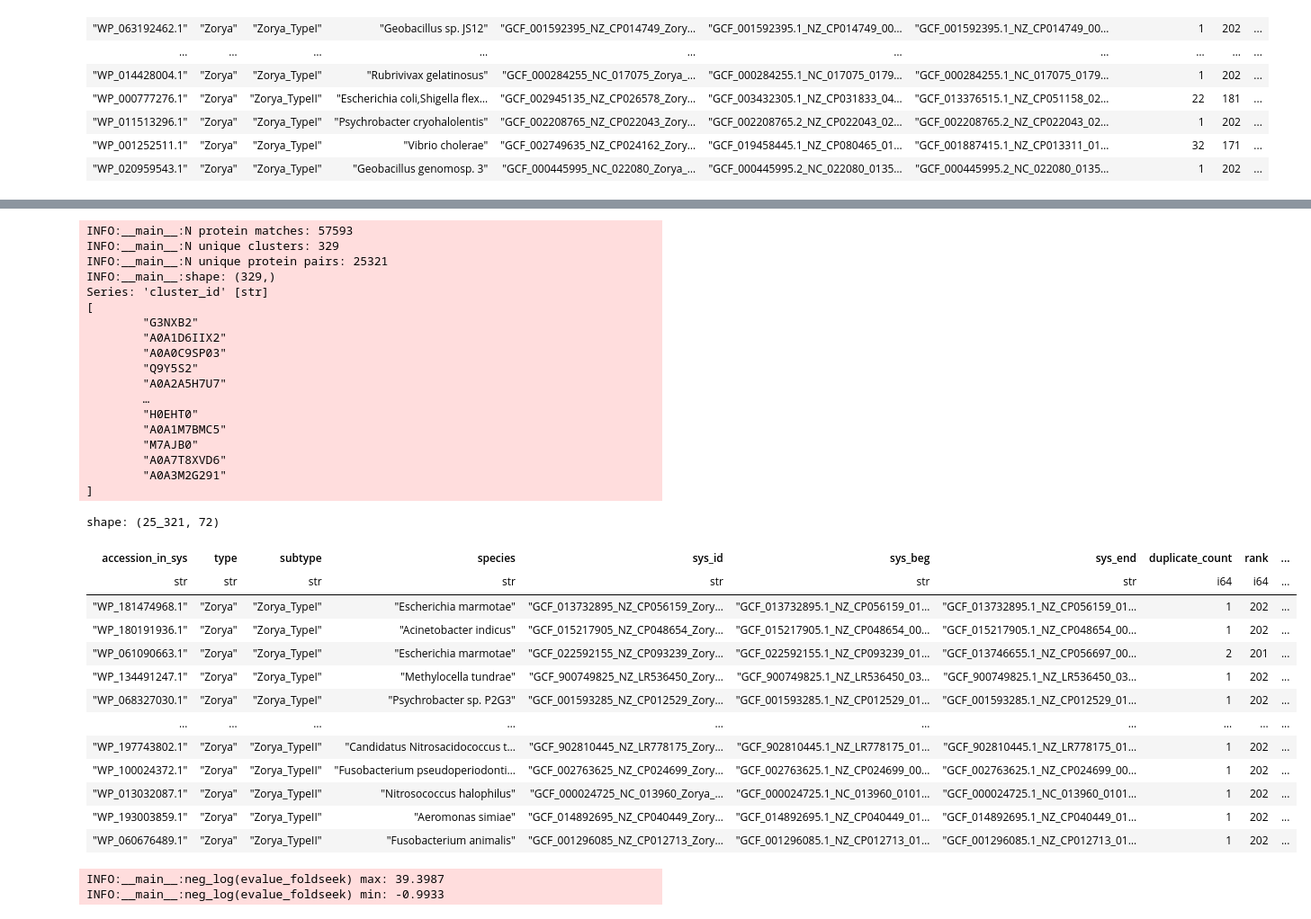
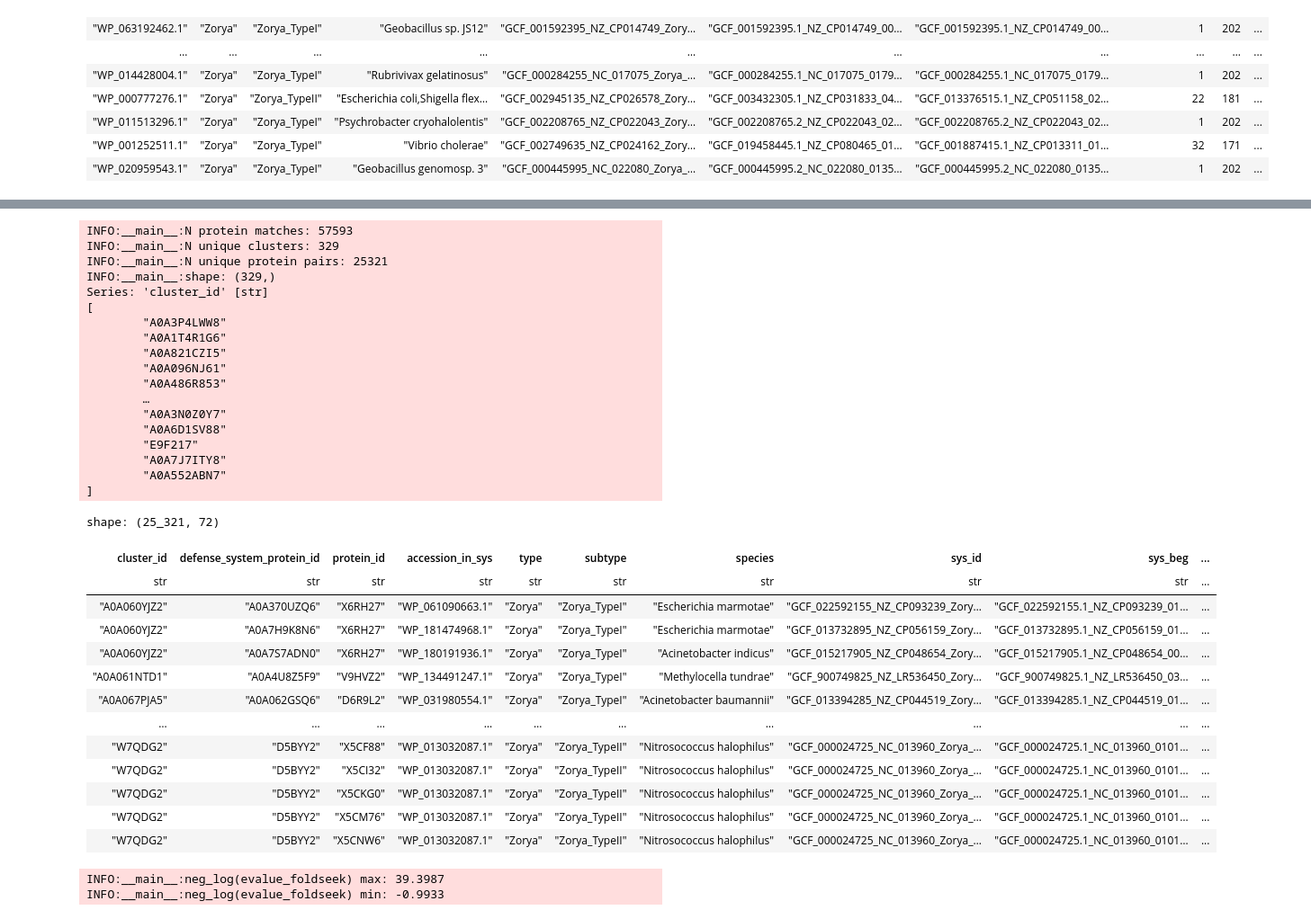
Before and after one commit to juliandeanmoran/BISSH, a Jupyter notebook: testing/explore_zorya.ipynb, the cells around one changed output, grey strips where cells are left out. Shown at 90% size. Drawn from its saved outputs; the diff is of its cells as text; code cells hidden in the pictures.

```diff
--- a/testing/explore_zorya.ipynb
+++ b/testing/explore_zorya.ipynb
@@ -230,60 +230,62 @@ def summarise_protein_matches(
     unique_clusters = df[col_cluster_id].unique()
     logger.info(f"N unique clusters: {len(unique_clusters)}")
 
-    unique_protein_pairs = df.unique(
-        subset=[col_bact_prot_id, col_human_prot_id, col_cluster_id]
-    ).sort(col_cluster_id)
+    unique_protein_pairs = (df
+    .sort([col_cluster_id, col_bact_prot_id, col_human_prot_id])
+    .unique(
+        subset=[col_bact_prot_id, col_human_prot_id, col_cluster_id],
+    ))
 
     logger.info(f"N unique protein pairs: {len(unique_protein_pairs)}")
     logger.info(unique_clusters)
 
     return unique_protein_pairs
 
 df_unq_matches = summarise_protein_matches(
     df_ann,
     col_bact_prot_id=COL_BACT_PROT_ID,
     col_human_prot_id=COL_HS_PROT_ID,
     col_cluster_id=COL_CLUSTER_ID
 )
 df_unq_matches.write_csv(
     OUT_DIR / f"n={len(df_unq_matches)}_zorya_unique_protein_pairs.tsv",
     separator="\t",
     include_header=True
 )
 df_unq_matches
 # %% [output]
 INFO:__main__:N protein matches: 57593
 INFO:__main__:N unique clusters: 329
 INFO:__main__:N unique protein pairs: 25321
 INFO:__main__:shape: (329,)
 Series: 'cluster_id' [str]
 [
-        "G3NXB2"
-        "A0A1D6IIX2"
-        "A0A0C9SP03"
-        "Q9Y5S2"
-        "A0A2A5H7U7"
+        "A0A3P4LWW8"
+        "A0A1T4R1G6"
+        "A0A821CZI5"
+        "A0A096NJ61"
+        "A0A486R853"
         …
-        "H0EHT0"
-        "A0A1M7BMC5"
-        "M7AJB0"
-        "A0A7T8XVD6"
-        "A0A3M2G291"
+        "A0A3N0Z0Y7"
+        "A0A6D1SV88"
+        "E9F217"
+        "A0A7J7ITY8"
+        "A0A552ABN7"
 ]
 shape: (25_321, 72)
-| accession_in_sys | type | subtype | species | sys_id | sys_beg | sys_end | duplicate_count | rank | ... |
-| str | str | str | str | str | str | str | i64 | i64 | ... |
-| "WP_181474968.1" | "Zorya" | "Zorya_TypeI" | "Escherichia marmotae" | "GCF_013732895_NZ_CP056159_Zory… | "GCF_013732895.1_NZ_CP056159_01… | "GCF_013732895.1_NZ_CP056159_01… | 1 | 202 | ... |
-| "WP_180191936.1" | "Zorya" | "Zorya_TypeI" | "Acinetobacter indicus" | "GCF_015217905_NZ_CP048654_Zory… | "GCF_015217905.1_NZ_CP048654_00… | "GCF_015217905.1_NZ_CP048654_00… | 1 | 202 | ... |
-| "WP_061090663.1" | "Zorya" | "Zorya_TypeI" | "Escherichia marmotae" | "GCF_022592155_NZ_CP093239_Zory… | "GCF_022592155.1_NZ_CP093239_01… | "GCF_013746655.1_NZ_CP056697_00… | 2 | 201 | ... |
-| "WP_134491247.1" | "Zorya" | "Zorya_TypeI" | "Methylocella tundrae" | "GCF_900749825_NZ_LR536450_Zory… | "GCF_900749825.1_NZ_LR536450_03… | "GCF_900749825.1_NZ_LR536450_03… | 1 | 202 | ... |
-| "WP_068327030.1" | "Zorya" | "Zorya_TypeI" | "Psychrobacter sp. P2G3" | "GCF_001593285_NZ_CP012529_Zory… | "GCF_001593285.1_NZ_CP012529_01… | "GCF_001593285.1_NZ_CP012529_01… | 1 | 202 | ... |
+| cluster_id | defense_system_protein_id | protein_id | accession_in_sys | type | subtype | species | sys_id | sys_beg | ... |
+| str | str | str | str | str | str | str | str | str | ... |
+| "A0A060YJZ2" | "A0A370UZQ6" | "X6RH27" | "WP_061090663.1" | "Zorya" | "Zorya_TypeI" | "Escherichia marmotae" | "GCF_022592155_NZ_CP093239_Zory… | "GCF_022592155.1_NZ_CP093239_01… | ... |
+| "A0A060YJZ2" | "A0A7H9K8N6" | "X6RH27" | "WP_181474968.1" | "Zorya" | "Zorya_TypeI" | "Escherichia marmotae" | "GCF_013732895_NZ_CP056159_Zory… | "GCF_013732895.1_NZ_CP056159_01… | ... |
+| "A0A060YJZ2" | "A0A7S7ADN0" | "X6RH27" | "WP_180191936.1" | "Zorya" | "Zorya_TypeI" | "Acinetobacter indicus" | "GCF_015217905_NZ_CP048654_Zory… | "GCF_015217905.1_NZ_CP048654_00… | ... |
+| "A0A061NTD1" | "A0A4U8Z5F9" | "V9HVZ2" | "WP_134491247.1" | "Zorya" | "Zorya_TypeI" | "Methylocella tundrae" | "GCF_900749825_NZ_LR536450_Zory… | "GCF_900749825.1_NZ_LR536450_03… | ... |
+| "A0A067PJA5" | "A0A062GSQ6" | "D6R9L2" | "WP_031980554.1" | "Zorya" | "Zorya_TypeI" | "Acinetobacter baumannii" | "GCF_013394285_NZ_CP044519_Zory… | "GCF_013394285.1_NZ_CP044519_01… | ... |
 | … | … | … | … | … | … | … | … | … | ... |
-| "WP_197743802.1" | "Zorya" | "Zorya_TypeII" | "Candidatus Nitrosacidococcus t… | "GCF_902810445_NZ_LR778175_Zory… | "GCF_902810445.1_NZ_LR778175_01… | "GCF_902810445.1_NZ_LR778175_01… | 1 | 202 | ... |
-| "WP_100024372.1" | "Zorya" | "Zorya_TypeII" | "Fusobacterium pseudoperiodonti… | "GCF_002763625_NZ_CP024699_Zory… | "GCF_002763625.1_NZ_CP024699_00… | "GCF_002763625.1_NZ_CP024699_00… | 1 | 202 | ... |
-| "WP_013032087.1" | "Zorya" | "Zorya_TypeII" | "Nitrosococcus halophilus" | "GCF_000024725_NC_013960_Zorya_… | "GCF_000024725.1_NC_013960_0101… | "GCF_000024725.1_NC_013960_0101… | 1 | 202 | ... |
-| "WP_193003859.1" | "Zorya" | "Zorya_TypeII" | "Aeromonas simiae" | "GCF_014892695_NZ_CP040449_Zory… | "GCF_014892695.1_NZ_CP040449_01… | "GCF_014892695.1_NZ_CP040449_01… | 1 | 202 | ... |
-| "WP_060676489.1" | "Zorya" | "Zorya_TypeII" | "Fusobacterium animalis" | "GCF_001296085_NZ_CP012713_Zory… | "GCF_001296085.1_NZ_CP012713_01… | "GCF_001296085.1_NZ_CP012713_01… | 1 | 202 | ... |
+| "W7QDG2" | "D5BYY2" | "X5CF88" | "WP_013032087.1" | "Zorya" | "Zorya_TypeII" | "Nitrosococcus halophilus" | "GCF_000024725_NC_013960_Zorya_… | "GCF_000024725.1_NC_013960_0101… | ... |
+| "W7QDG2" | "D5BYY2" | "X5CI32" | "WP_013032087.1" | "Zorya" | "Zorya_TypeII" | "Nitrosococcus halophilus" | "GCF_000024725_NC_013960_Zorya_… | "GCF_000024725.1_NC_013960_0101… | ... |
+| "W7QDG2" | "D5BYY2" | "X5CKG0" | "WP_013032087.1" | "Zorya" | "Zorya_TypeII" | "Nitrosococcus halophilus" | "GCF_000024725_NC_013960_Zorya_… | "GCF_000024725.1_NC_013960_0101… | ... |
+| "W7QDG2" | "D5BYY2" | "X5CM76" | "WP_013032087.1" | "Zorya" | "Zorya_TypeII" | "Nitrosococcus halophilus" | "GCF_000024725_NC_013960_Zorya_… | "GCF_000024725.1_NC_013960_0101… | ... |
+| "W7QDG2" | "D5BYY2" | "X5CNW6" | "WP_013032087.1" | "Zorya" | "Zorya_TypeII" | "Nitrosococcus halophilus" | "GCF_000024725_NC_013960_Zorya_… | "GCF_000024725.1_NC_013960_0101… | ... |
 # %%
 # ────────────────────────────────────────────────────────────
 #      Plot hist: evalue_foldseek
```
Also changed, not shown: parts of 9 cells of this notebook, 4 other files.
